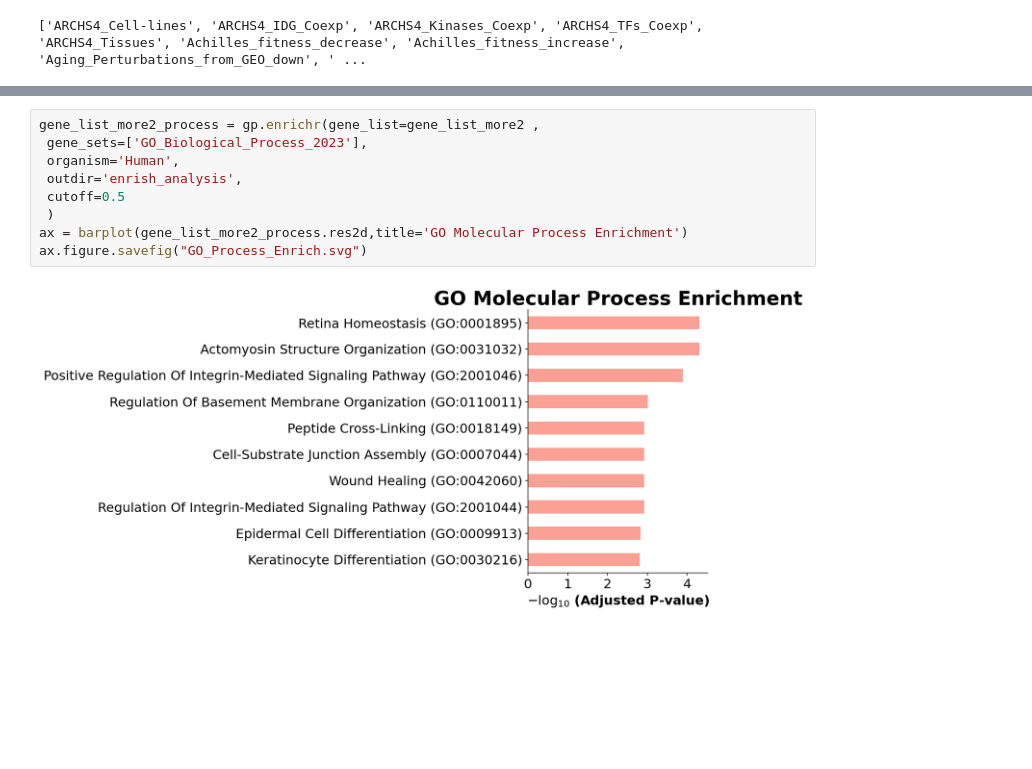
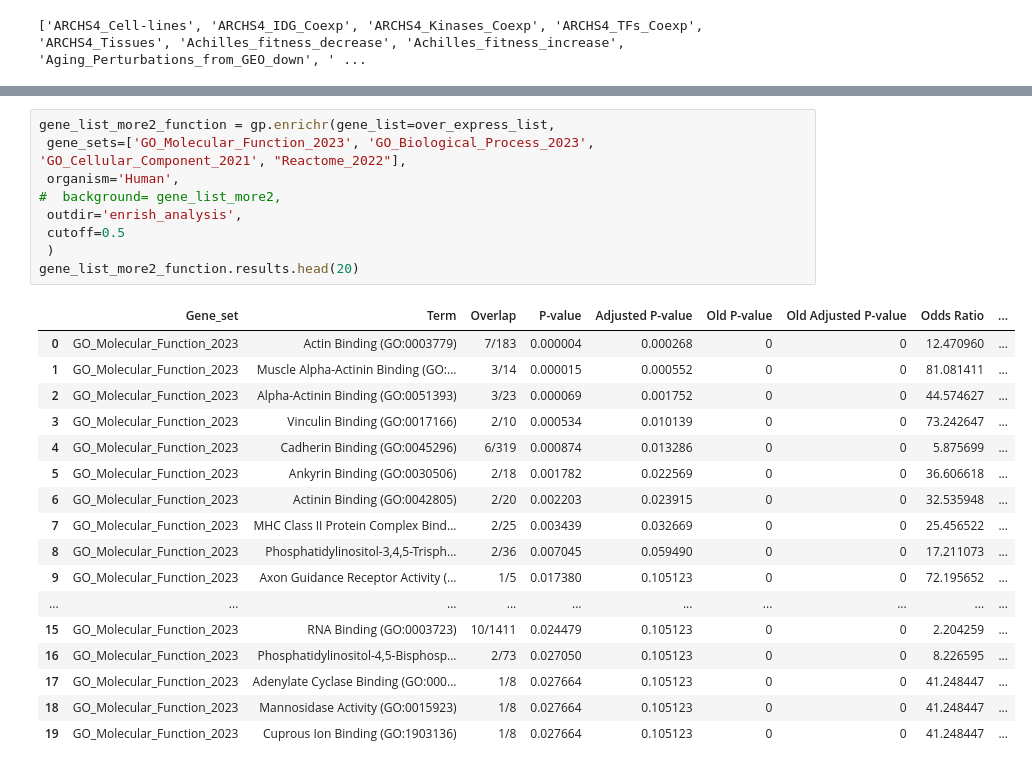
Before and after one commit to bigbio/pgt-pangenome, a Jupyter notebook: downstream_analysis.ipynb, the cells around one changed output, grey strips where cells are left out. Drawn from its saved outputs; the diff is of its cells as text; blank space fills up the shorter version.

```diff
--- a/downstream_analysis.ipynb
+++ b/downstream_analysis.ipynb
@@ -80,11 +134,27 @@ ax.figure.savefig("GO_Functions_Enrich.svg")
 # %%
-gene_list_more2_process = gp.enrichr(gene_list=gene_list_more2 ,
- gene_sets=['GO_Biological_Process_2023'],
+gene_list_more2_function = gp.enrichr(gene_list=over_express_list,
+ gene_sets=['GO_Molecular_Function_2023', 'GO_Biological_Process_2023', 'GO_Cellular_Component_2021', "Reactome_2022"],
  organism='Human',
+#  background= gene_list_more2,
  outdir='enrish_analysis',
  cutoff=0.5
  )
-ax = barplot(gene_list_more2_process.res2d,title='GO Molecular Process Enrichment')
-ax.figure.savefig("GO_Process_Enrich.svg")
+gene_list_more2_function.results.head(20)
 # %% [output]
-[figure, removed]
+|  | Gene_set | Term | Overlap | P-value | Adjusted P-value | Old P-value | Old Adjusted P-value | Odds Ratio | ... |
+| 0 | GO_Molecular_Function_2023 | Actin Binding (GO:0003779) | 7/183 | 0.000004 | 0.000268 | 0 | 0 | 12.470960 | ... |
+| 1 | GO_Molecular_Function_2023 | Muscle Alpha-Actinin Binding (GO:... | 3/14 | 0.000015 | 0.000552 | 0 | 0 | 81.081411 | ... |
+| 2 | GO_Molecular_Function_2023 | Alpha-Actinin Binding (GO:0051393) | 3/23 | 0.000069 | 0.001752 | 0 | 0 | 44.574627 | ... |
+| 3 | GO_Molecular_Function_2023 | Vinculin Binding (GO:0017166) | 2/10 | 0.000534 | 0.010139 | 0 | 0 | 73.242647 | ... |
+| 4 | GO_Molecular_Function_2023 | Cadherin Binding (GO:0045296) | 6/319 | 0.000874 | 0.013286 | 0 | 0 | 5.875699 | ... |
+| 5 | GO_Molecular_Function_2023 | Ankyrin Binding (GO:0030506) | 2/18 | 0.001782 | 0.022569 | 0 | 0 | 36.606618 | ... |
+| 6 | GO_Molecular_Function_2023 | Actinin Binding (GO:0042805) | 2/20 | 0.002203 | 0.023915 | 0 | 0 | 32.535948 | ... |
+| 7 | GO_Molecular_Function_2023 | MHC Class II Protein Complex Bind... | 2/25 | 0.003439 | 0.032669 | 0 | 0 | 25.456522 | ... |
+| 8 | GO_Molecular_Function_2023 | Phosphatidylinositol-3,4,5-Trisph... | 2/36 | 0.007045 | 0.059490 | 0 | 0 | 17.211073 | ... |
+| 9 | GO_Molecular_Function_2023 | Axon Guidance Receptor Activity (... | 1/5 | 0.017380 | 0.105123 | 0 | 0 | 72.195652 | ... |
+| ... | ... | ... | ... | ... | ... | ... | ... | ... | ... |
+| 15 | GO_Molecular_Function_2023 | RNA Binding (GO:0003723) | 10/1411 | 0.024479 | 0.105123 | 0 | 0 | 2.204259 | ... |
+| 16 | GO_Molecular_Function_2023 | Phosphatidylinositol-4,5-Bisphosp... | 2/73 | 0.027050 | 0.105123 | 0 | 0 | 8.226595 | ... |
+| 17 | GO_Molecular_Function_2023 | Adenylate Cyclase Binding (GO:000... | 1/8 | 0.027664 | 0.105123 | 0 | 0 | 41.248447 | ... |
+| 18 | GO_Molecular_Function_2023 | Mannosidase Activity (GO:0015923) | 1/8 | 0.027664 | 0.105123 | 0 | 0 | 41.248447 | ... |
+| 19 | GO_Molecular_Function_2023 | Cuprous Ion Binding (GO:1903136) | 1/8 | 0.027664 | 0.105123 | 0 | 0 | 41.248447 | ... |
```
Also changed, not shown: parts of 9 cells of this notebook, 5 other files.
